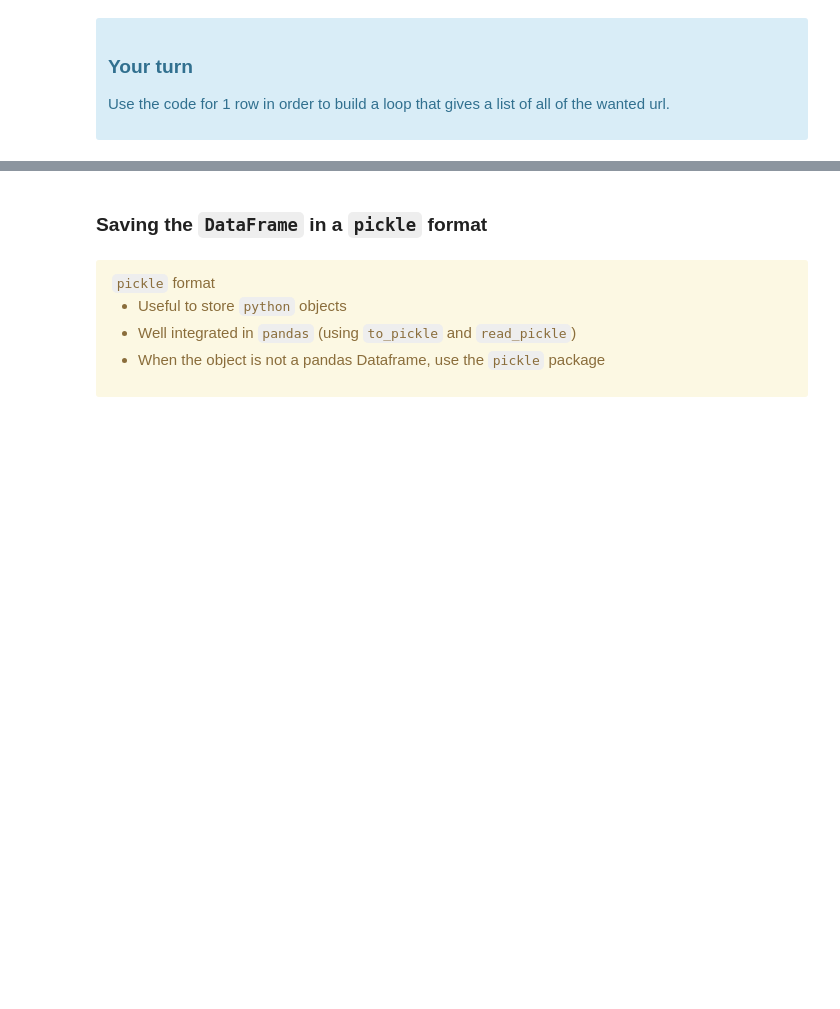
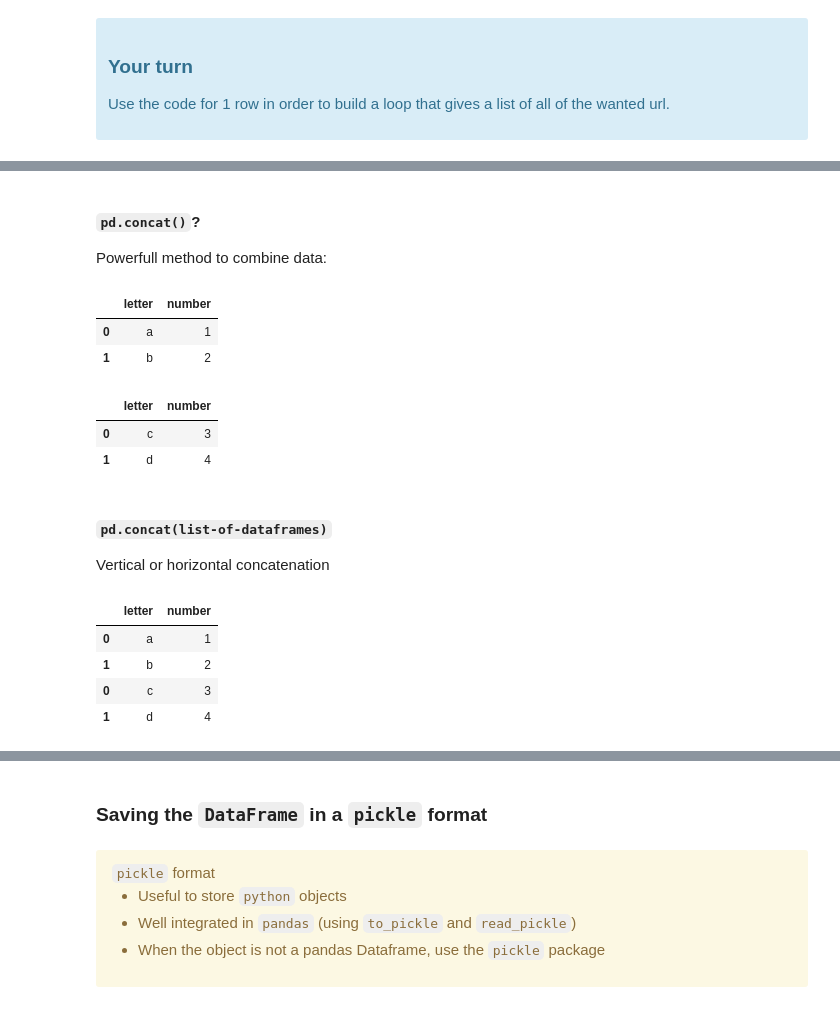
Before and after one commit to malkaguillot/ECON2206-Data-Management-2022, a Jupyter notebook: lectures/3-data-collection.ipynb, the cells around one changed output, grey strips where cells are left out. Saved outputs shown, nothing was run; the diff lists cells and outputs as text; code cells hidden in the pictures; blank space fills up the shorter version.

```diff
--- a/lectures/3-data-collection.ipynb
+++ b/lectures/3-data-collection.ipynb
@@ -438,0 +604,28 @@ for url in list_url[:10]:
+# %% [markdown]
+#### `pd.concat()`?
+Powerfull method to combine data:
+# %%
+df1 = pd.DataFrame([['a', 1], ['b', 2]], columns=['letter', 'number'])
+df1
+# %% [output]
+|  | letter | number |
+| 0 | a | 1 |
+| 1 | b | 2 |
+# %%
+df2 = pd.DataFrame([['c', 3], ['d', 4]], columns=['letter', 'number'])
+df2
+# %% [output]
+|  | letter | number |
+| 0 | c | 3 |
+| 1 | d | 4 |
+# %% [markdown]
+#### `pd.concat(list-of-dataframes)`
+Vertical or horizontal concatenation
+# %%
+pd.concat([df1, df2], axis=0) # axis = 0 -> along the index, the default
+# %% [output]
+|  | letter | number |
+| 0 | a | 1 |
+| 1 | b | 2 |
+| 0 | c | 3 |
+| 1 | d | 4 |
```
Also changed, not shown: parts of 56 cells of this notebook.
